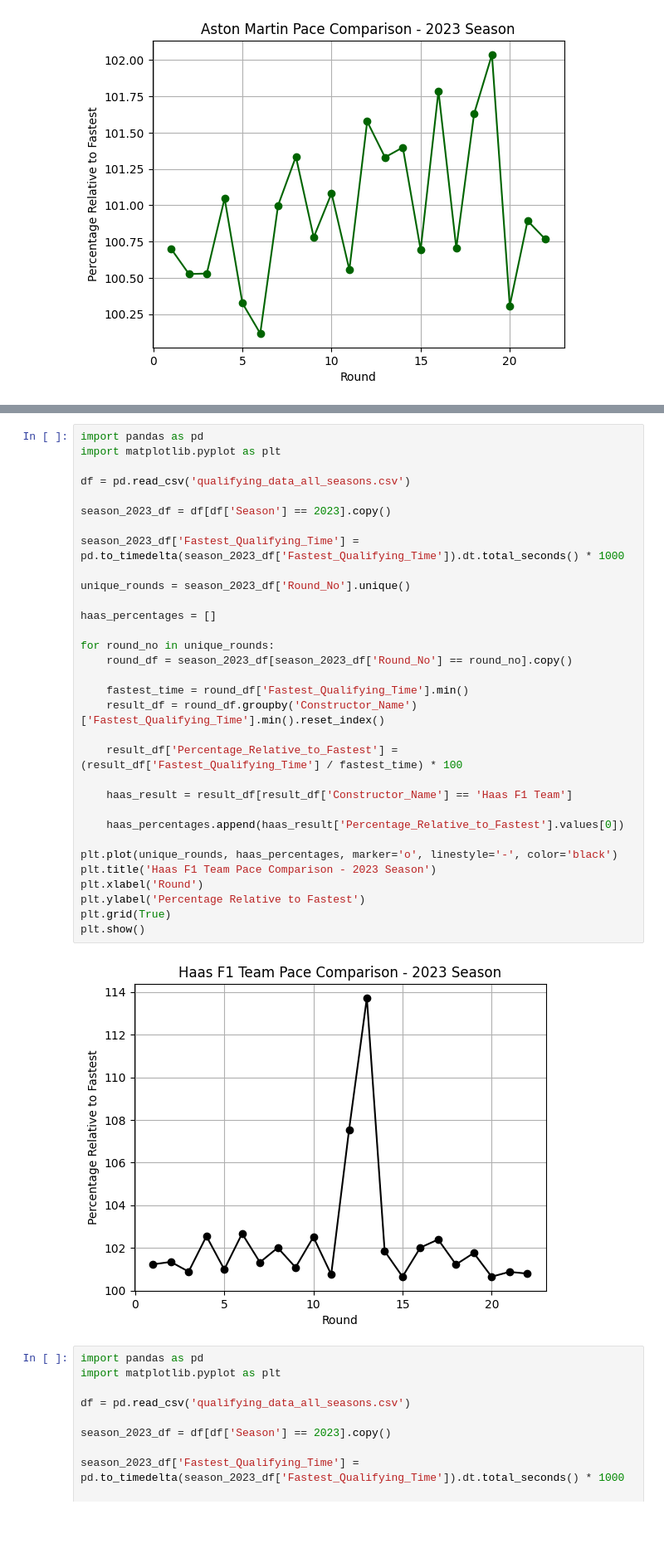
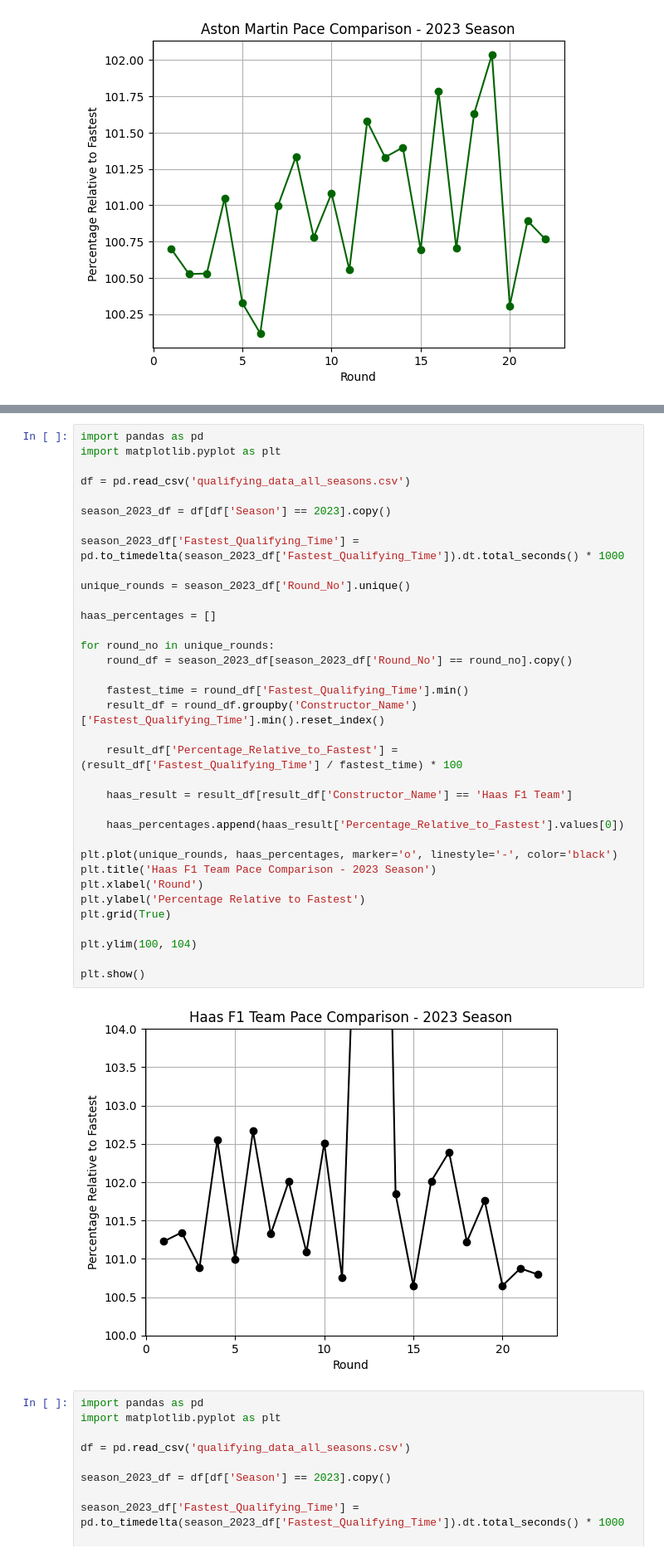
Before and after one commit to GoranBogetic/Podatkovna-rad, a Jupyter notebook: rad.ipynb, the cells around one changed output, grey strips where cells are left out. Shown at 83% size. Cells and saved outputs as stored; diff of their text form; blank space fills up the shorter version.

Commit message:
Mods to charts

```diff
--- a/rad.ipynb
+++ b/rad.ipynb
@@ -807,34 +836,37 @@ import matplotlib.pyplot as plt
 
 df = pd.read_csv('qualifying_data_all_seasons.csv')
 
 season_2023_df = df[df['Season'] == 2023].copy()
 
 season_2023_df['Fastest_Qualifying_Time'] = pd.to_timedelta(season_2023_df['Fastest_Qualifying_Time']).dt.total_seconds() * 1000
 
 unique_rounds = season_2023_df['Round_No'].unique()
 
 haas_percentages = []
 
 for round_no in unique_rounds:
     round_df = season_2023_df[season_2023_df['Round_No'] == round_no].copy()
 
     fastest_time = round_df['Fastest_Qualifying_Time'].min()
     result_df = round_df.groupby('Constructor_Name')['Fastest_Qualifying_Time'].min().reset_index()
 
     result_df['Percentage_Relative_to_Fastest'] = (result_df['Fastest_Qualifying_Time'] / fastest_time) * 100
 
     haas_result = result_df[result_df['Constructor_Name'] == 'Haas F1 Team']
 
     haas_percentages.append(haas_result['Percentage_Relative_to_Fastest'].values[0])
 
 plt.plot(unique_rounds, haas_percentages, marker='o', linestyle='-', color='black')
 plt.title('Haas F1 Team Pace Comparison - 2023 Season')
 plt.xlabel('Round')
 plt.ylabel('Percentage Relative to Fastest')
 plt.grid(True)
+
+plt.ylim(100, 104)
+
 plt.show()
 # %% [output]
-[figure, old version]
+[figure, new version]
 # %%
 import pandas as pd
 import matplotlib.pyplot as plt
```
Also changed, not shown: parts of 5 cells of this notebook.
